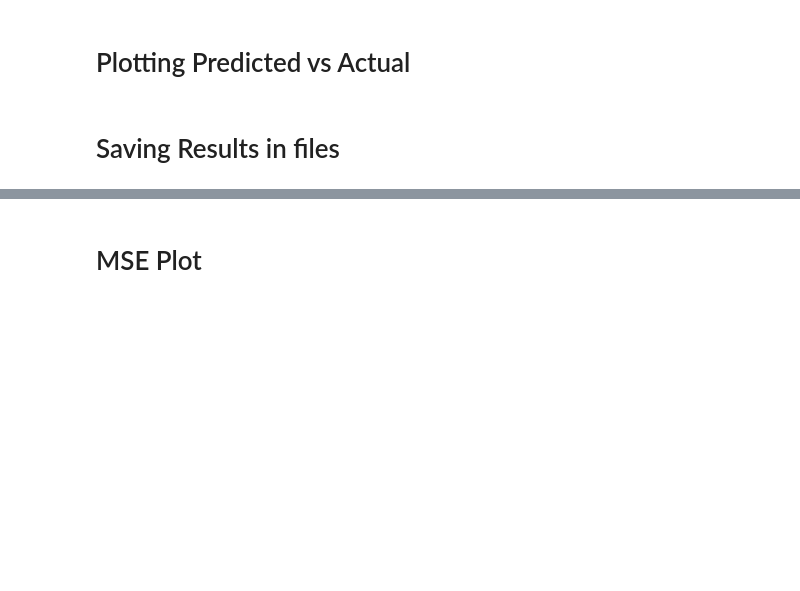
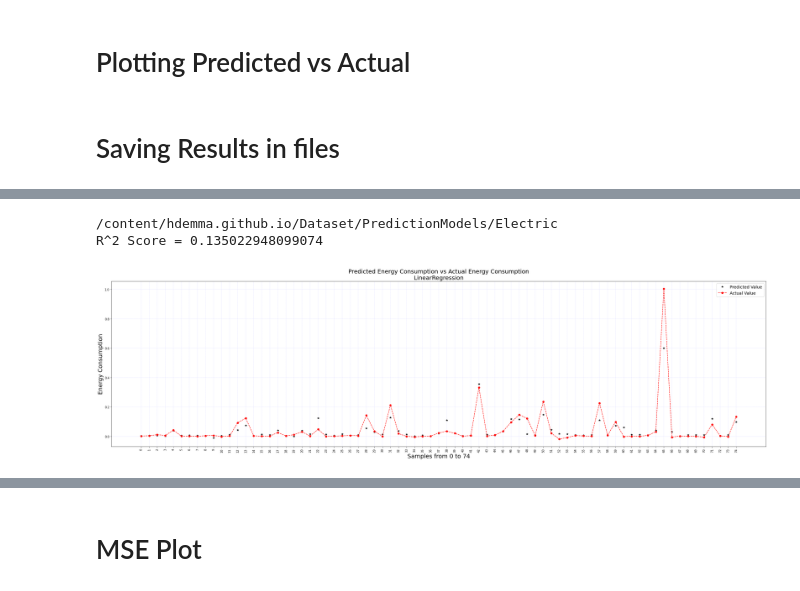
Before and after one commit to hdemma/hdemma.github.io, a Jupyter notebook: Macro_Prediction_Models/Prediction_Script_Electric.ipynb, the cells around one changed output, grey strips where cells are left out. Cells and saved outputs as stored; diff of their text form; code cells hidden in the pictures; blank space fills up the shorter version.

Commit message:
Updated the graphs

```diff
--- a/Macro_Prediction_Models/Prediction_Script_Electric.ipynb
+++ b/Macro_Prediction_Models/Prediction_Script_Electric.ipynb
@@ -30,9 +32,7 @@ Google Authentication
 # %% [markdown]
 # Load Data Set
 # %%
-Vehicle_Type = 'Electric_Vehicles'
-
-url = 'https://raw.githubusercontent.com/hdemma/hdemma.github.io/develop/Dataset/Electric_Vehicles/Electric_Vehicles_Final_Training_Samples.csv'
+url = 'file:///content/hdemma.github.io/Dataset/Electric_Vehicles/Electric_Vehicles_Final_Training_Samples.csv'
 df = pd.read_csv(url)
 print(len(df))
 # %% [output]
@@ -303,12 +303,12 @@ def LinearRegression_Model():
 # %% [markdown]
 # Plotting Predicted vs Actual
 # %%
-def Plotting_Pred_Actual(Model_Name,Actual_Values,PredictedValues,Length_of_TestData,Count):
+def Plotting_Pred_Actual(Model_Name,Actual_Values,PredictedValues,Length_of_TestData,Count,plotlength=25):
 
     #Each iteration will plot results for 25 samples.
 
     initial = 0
-    final = 25
+    final = plotlength
     for initial in range(0,Length_of_TestData+1,25):
         Samples = list(range(initial,final,1))
 
@@ -325,7 +325,9 @@ def Plotting_Pred_Actual(Model_Name,Actual_Values,PredictedValues,Length_of_Test
                    loc='upper right',fontsize = 'x-large')
 
 
-        plt.show()
+
+        fig = plt.gcf()
+        fig.set_size_inches(40.5, 10.5)
 
         final = final + 25
 
@@ -453,0 +367,11 @@ R^2 Score = 0.135022948099074
+# %%
+#Prediction with a Linear Regression Model
+Model_Name
+PredictedValues = LinearRegression_Model()
+Actual_Values = y_test
+Count = 75             #Indicates Plotting for how many samples
+Plotting_Pred_Actual(Model_Name,Actual_Values,PredictedValues,Length_of_TestData,Count,75)
+# %% [output]
+/content/hdemma.github.io/Dataset/PredictionModels/Electric
+R^2 Score = 0.135022948099074
+[figure, added]
```
Also changed, not shown: parts of 8 cells of this notebook.
